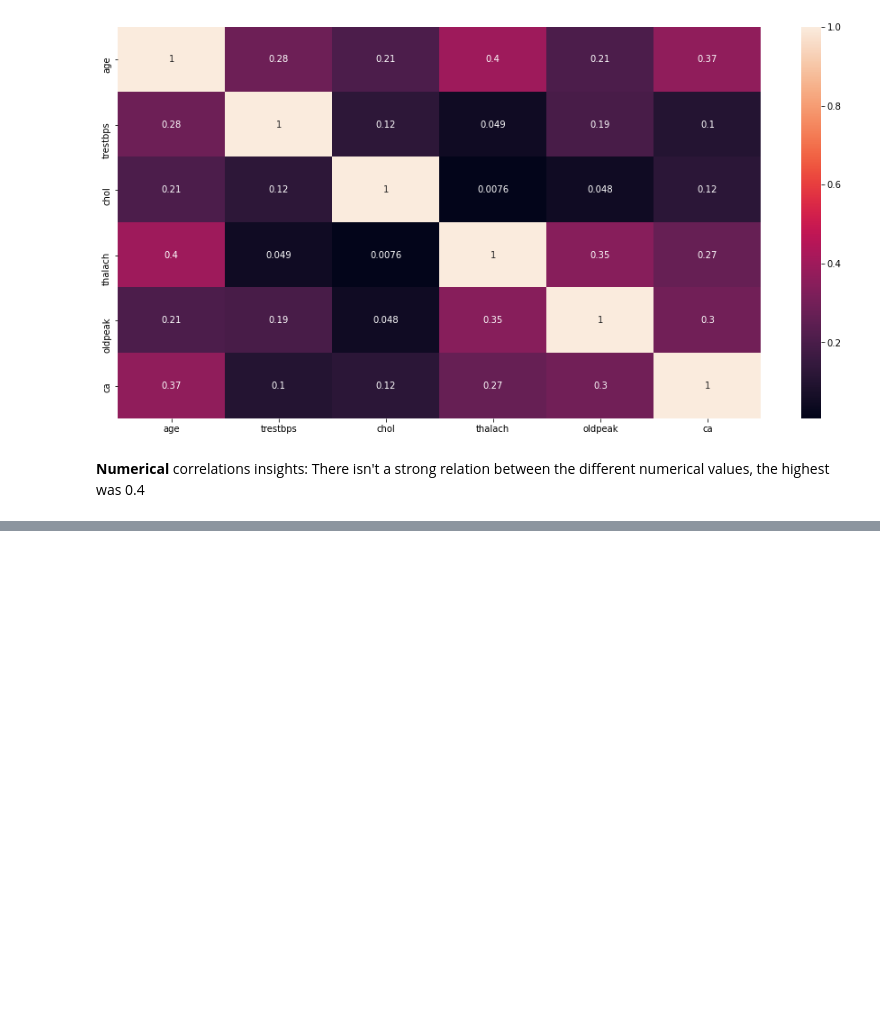
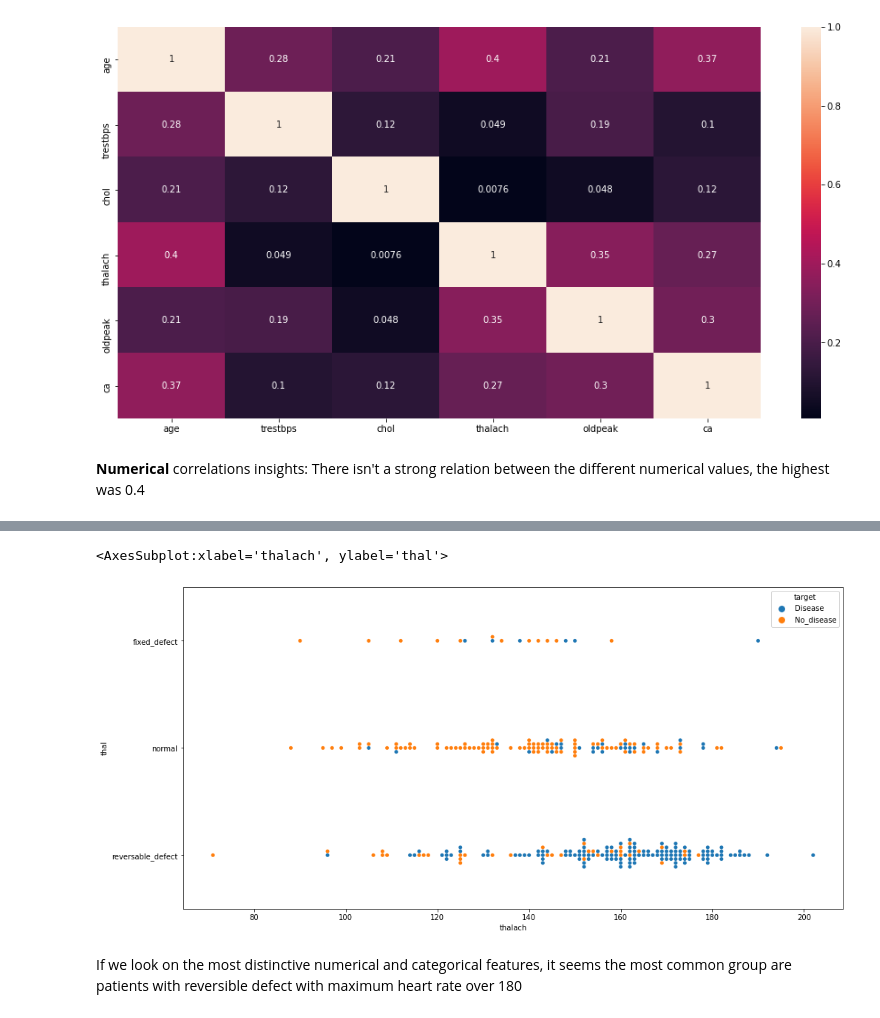
Before and after one commit to wzeyal/DataScience, a Jupyter notebook: Python_for_AI_Engineer/Exercises/1_EDA/ex_1.ipynb, the cells around one changed output, grey strips where cells are left out. Saved outputs shown, nothing was run; the diff lists cells and outputs as text; code cells hidden in the pictures; blank space fills up the shorter version.

Commit message:
fix numeric

```diff
--- a/Python_for_AI_Engineer/Exercises/1_EDA/ex_1.ipynb
+++ b/Python_for_AI_Engineer/Exercises/1_EDA/ex_1.ipynb
@@ -843,0 +836,12 @@ len(y_test) / (len(y_train) + len(y_test))
+# %%
+#ahr_labels = ["20-30","30-40","40-50","50-60", "60-70", "70-80"]
+data_df['hr_bins'] = pd.cut(data_df.thalach,bins=[60,70,80,90,100,110,120,130,140,150,160,170,180,190,200])
+# %%
+plt.figure(figsize=(16,8))
+sns.swarmplot(x='thalach',y='thal', data=data_df, hue='target')
+# %% [output]
+<AxesSubplot:xlabel='thalach', ylabel='thal'>
+[figure, added]
+# %% [markdown]
+If we look on the most distinctive numerical and categorical features, it seems the most common group are
+patients with reversible defect with maximum heart rate over 180
```
Also changed, not shown: parts of 27 cells of this notebook.
